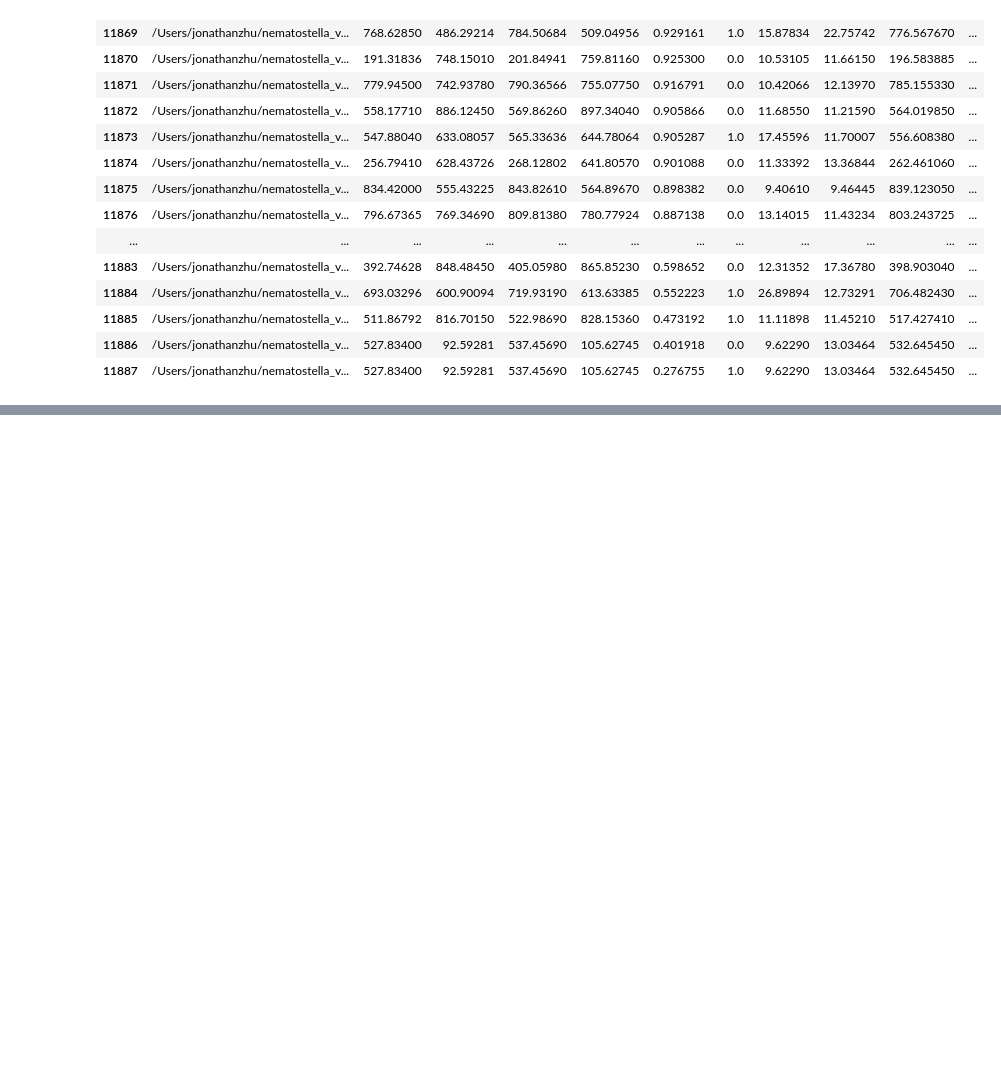
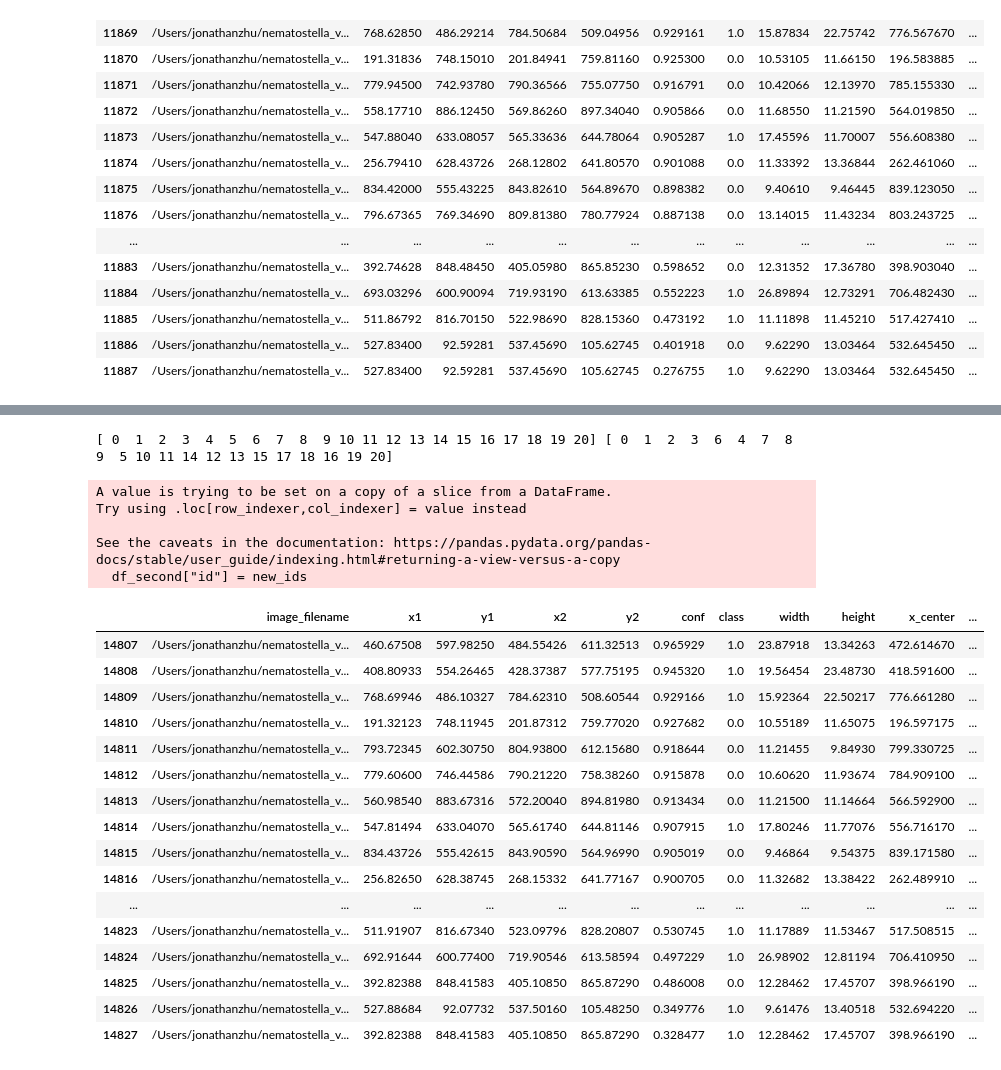
Before and after one commit to jonazhu/nematostellatracking, a Jupyter notebook: position_tracking/initial_tracking.ipynb, the cells around one changed output, grey strips where cells are left out. Drawn from its saved outputs; the diff is of its cells as text; code cells hidden in the pictures; blank space fills up the shorter version.

Commit message:
first stab at tracking

```diff
--- a/position_tracking/initial_tracking.ipynb
+++ b/position_tracking/initial_tracking.ipynb
@@ -123,17 +123,21 @@ def assign_ids(df_first, df_second, row_ind, col_ind):
     if len(df_first) <= len(df_second):
         #go through the IDs in the first df
         for i in range(len(df_first)):
-            #get the ID itself
             current_id = df_first.iloc[i]["id"]
+            new_index = col_ind[i]
+            new_ids[new_index] = current_id
 
-            #get the corresponding index from the row index array
-            j = np.where(row_ind == i)[0][0]
+            # #get the ID itself
+            # current_id = df_first.iloc[i]["id"]
 
-            #get the corresponding index from the columns
-            k = np.where(col_ind == j)[0][0]
+            # #get the corresponding index from the row index array
+            # j = np.where(row_ind == i)[0][0]
 
-            #assign the same id to index k of second dataframe
-            new_ids[k] = current_id
+            # #get the corresponding index from the columns
+            # k = np.where(col_ind == j)[0][0]
+
+            # #assign the same id to index k of second dataframe
+            # new_ids[k] = current_id
 
         df_second["id"] = new_ids
 
@@ -162,10 +166,6 @@ def assign_ids(df_first, df_second, row_ind, col_ind):
 
         df_second["image_filename"] = df_second.iloc[0]["image_filename"]
 
-    elif len(df_first) < len(df_second):
-        print("todo")
-        df_second = df_second[df_second.id != -1]
-
     else:
         print("Something went horribly wrong")
         assert False
@@ -233,0 +260,31 @@ IndexError: index 0 is out of bounds for axis 0 with size 0
+# %%
+cm_test = cost_matrix(df_individuals[3], df_individuals[4])
+row_ind, col_ind = linear_sum_assignment(cm_test)
+print(row_ind, col_ind)
+assign_ids(df_individuals[3], df_individuals[4], row_ind, col_ind)
+df_individuals[4] = df_individuals[4][df_individuals[4].id != -1]
+df_individuals[4]
+# %% [output]
+[ 0  1  2  3  4  5  6  7  8  9 10 11 12 13 14 15 16 17 18 19 20] [ 0  1  2  3  6  4  7  8  9  5 10 11 14 12 13 15 17 18 16 19 20]
+A value is trying to be set on a copy of a slice from a DataFrame.
+Try using .loc[row_indexer,col_indexer] = value instead
+
+See the caveats in the documentation: https://pandas.pydata.org/pandas-docs/stable/user_guide/indexing.html#returning-a-view-versus-a-copy
+  df_second["id"] = new_ids
+|  | image_filename | x1 | y1 | x2 | y2 | conf | class | width | height | x_center | ... |
+| 14807 | /Users/jonathanzhu/nematostella_v... | 460.67508 | 597.98250 | 484.55426 | 611.32513 | 0.965929 | 1.0 | 23.87918 | 13.34263 | 472.614670 | ... |
+| 14808 | /Users/jonathanzhu/nematostella_v... | 408.80933 | 554.26465 | 428.37387 | 577.75195 | 0.945320 | 1.0 | 19.56454 | 23.48730 | 418.591600 | ... |
+| 14809 | /Users/jonathanzhu/nematostella_v... | 768.69946 | 486.10327 | 784.62310 | 508.60544 | 0.929166 | 1.0 | 15.92364 | 22.50217 | 776.661280 | ... |
+| 14810 | /Users/jonathanzhu/nematostella_v... | 191.32123 | 748.11945 | 201.87312 | 759.77020 | 0.927682 | 0.0 | 10.55189 | 11.65075 | 196.597175 | ... |
+| 14811 | /Users/jonathanzhu/nematostella_v... | 793.72345 | 602.30750 | 804.93800 | 612.15680 | 0.918644 | 0.0 | 11.21455 | 9.84930 | 799.330725 | ... |
+| 14812 | /Users/jonathanzhu/nematostella_v... | 779.60600 | 746.44586 | 790.21220 | 758.38260 | 0.915878 | 0.0 | 10.60620 | 11.93674 | 784.909100 | ... |
+| 14813 | /Users/jonathanzhu/nematostella_v... | 560.98540 | 883.67316 | 572.20040 | 894.81980 | 0.913434 | 0.0 | 11.21500 | 11.14664 | 566.592900 | ... |
+| 14814 | /Users/jonathanzhu/nematostella_v... | 547.81494 | 633.04070 | 565.61740 | 644.81146 | 0.907915 | 1.0 | 17.80246 | 11.77076 | 556.716170 | ... |
+| 14815 | /Users/jonathanzhu/nematostella_v... | 834.43726 | 555.42615 | 843.90590 | 564.96990 | 0.905019 | 0.0 | 9.46864 | 9.54375 | 839.171580 | ... |
+| 14816 | /Users/jonathanzhu/nematostella_v... | 256.82650 | 628.38745 | 268.15332 | 641.77167 | 0.900705 | 0.0 | 11.32682 | 13.38422 | 262.489910 | ... |
+| ... | ... | ... | ... | ... | ... | ... | ... | ... | ... | ... | ... |
+| 14823 | /Users/jonathanzhu/nematostella_v... | 511.91907 | 816.67340 | 523.09796 | 828.20807 | 0.530745 | 1.0 | 11.17889 | 11.53467 | 517.508515 | ... |
+| 14824 | /Users/jonathanzhu/nematostella_v... | 692.91644 | 600.77400 | 719.90546 | 613.58594 | 0.497229 | 1.0 | 26.98902 | 12.81194 | 706.410950 | ... |
+| 14825 | /Users/jonathanzhu/nematostella_v... | 392.82388 | 848.41583 | 405.10850 | 865.87290 | 0.486008 | 0.0 | 12.28462 | 17.45707 | 398.966190 | ... |
+| 14826 | /Users/jonathanzhu/nematostella_v... | 527.88684 | 92.07732 | 537.50160 | 105.48250 | 0.349776 | 1.0 | 9.61476 | 13.40518 | 532.694220 | ... |
+| 14827 | /Users/jonathanzhu/nematostella_v... | 392.82388 | 848.41583 | 405.10850 | 865.87290 | 0.328477 | 1.0 | 12.28462 | 17.45707 | 398.966190 | ... |
```
Also changed, not shown: parts of 5 cells of this notebook, 4 other files.
